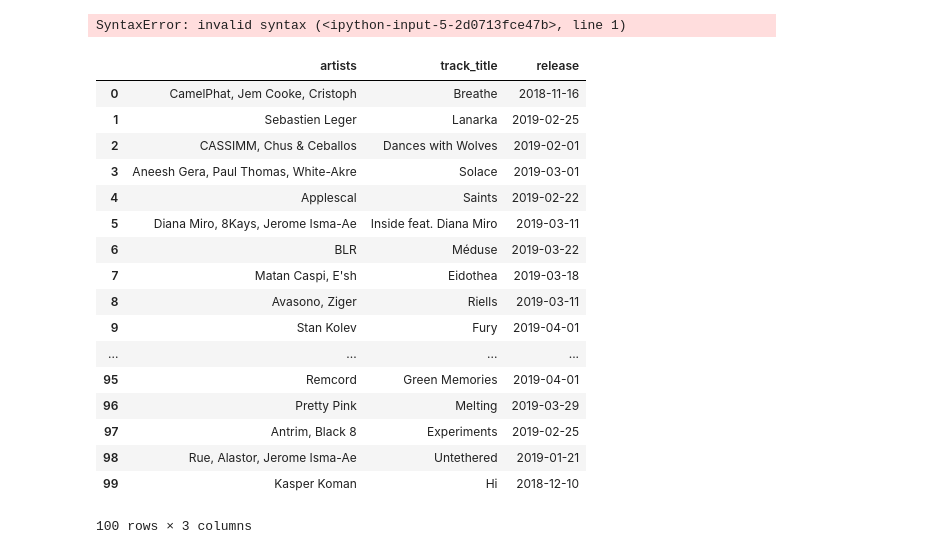
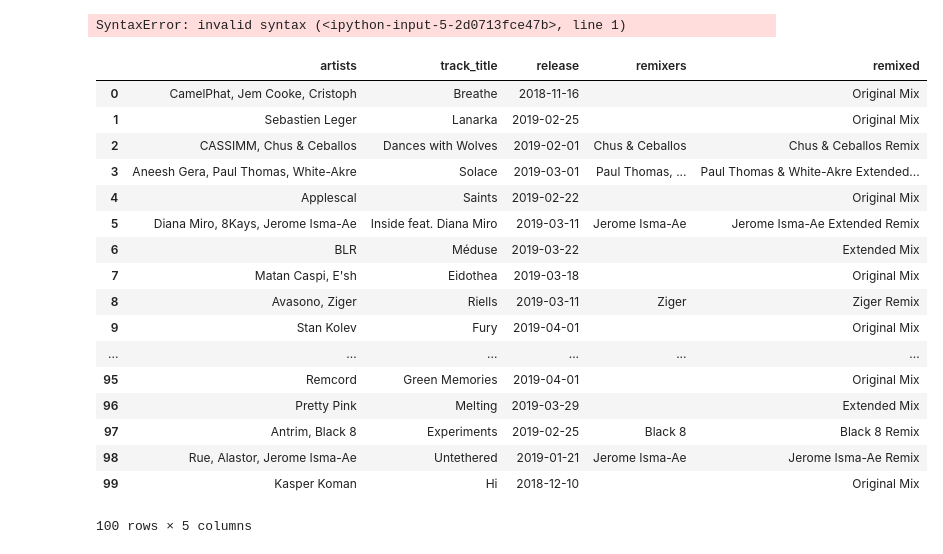
Before and after one commit to jaharmon86/Beatport-Web-Scraper, a Jupyter notebook: csvfiles/Project 2 - Beatport Web Scraping.ipynb, the cells around one changed output. Saved outputs shown, nothing was run; the diff lists cells and outputs as text; code cells hidden in the pictures.

```diff
--- a/csvfiles/Project 2 - Beatport Web Scraping.ipynb
+++ b/csvfiles/Project 2 - Beatport Web Scraping.ipynb
@@ -81,49 +81,55 @@ SyntaxError: invalid syntax (<ipython-input-5-2d0713fce47b>, line 1)
 # %%
 import requests
 from bs4 import BeautifulSoup
 resp = requests.get("https://www.beatport.com/genre/progressive-house/15/top-100")
 soup = BeautifulSoup(resp.text, "html.parser")
 result_rows = []
 import pandas as pd
 lis = soup.find_all("li", {"class": "bucket-item ec-item track"})
 for l in lis[0:]:
     # need all a's with attribute data-artist
     artists = l.find_all('a')
     found_artists = []
     for x in artists:
         if "data-artist" in x.attrs:
             found_artists.append(x.get_text())
     title = l.find('span', {"class": "buk-track-primary-title"}).get_text()
     date = l.find('p', {"class": "buk-track-released"}).get_text()
+    remixers = l.find('p', {"class": "buk-track-remixers"}).get_text().splitlines()
+    remixed = l.find('span', {"class": "buk-track-remixed"}).get_text()
+
     result_rows.append({
         "artists": found_artists,
         "track_title": title,
-        "release": date
+        "release": date,
+        "remixers": remixers,
+        "remixed": remixed
     })
 df = pd.DataFrame.from_records(result_rows)
-df = df[['artists', 'track_title', 'release']]
+df = df[['artists', 'track_title', 'release', 'remixers', 'remixed']]
 #df['artists'] = df['artists'].str.get(0)
 df['artists'] = df['artists'].str.join(', ')
+df['remixers'] = df['remixers'].str.join(' ')
 df
 # %% [output]
-|  | artists | track_title | release |
-| 0 | CamelPhat, Jem Cooke, Cristoph | Breathe | 2018-11-16 |
-| 1 | Sebastien Leger | Lanarka | 2019-02-25 |
-| 2 | CASSIMM, Chus & Ceballos | Dances with Wolves | 2019-02-01 |
-| 3 | Aneesh Gera, Paul Thomas, White-Akre | Solace | 2019-03-01 |
-| 4 | Applescal | Saints | 2019-02-22 |
-| 5 | Diana Miro, 8Kays, Jerome Isma-Ae | Inside feat. Diana Miro | 2019-03-11 |
-| 6 | BLR | Méduse | 2019-03-22 |
-| 7 | Matan Caspi, E'sh | Eidothea | 2019-03-18 |
-| 8 | Avasono, Ziger | Riells | 2019-03-11 |
-| 9 | Stan Kolev | Fury | 2019-04-01 |
-| ... | ... | ... | ... |
-| 95 | Remcord | Green Memories | 2019-04-01 |
-| 96 | Pretty Pink | Melting | 2019-03-29 |
-| 97 | Antrim, Black 8 | Experiments | 2019-02-25 |
-| 98 | Rue, Alastor, Jerome Isma-Ae | Untethered | 2019-01-21 |
-| 99 | Kasper Koman | Hi | 2018-12-10 |
+|  | artists | track_title | release | remixers | remixed |
+| 0 | CamelPhat, Jem Cooke, Cristoph | Breathe | 2018-11-16 |  | Original Mix |
+| 1 | Sebastien Leger | Lanarka | 2019-02-25 |  | Original Mix |
+| 2 | CASSIMM, Chus & Ceballos | Dances with Wolves | 2019-02-01 | Chus & Ceballos | Chus & Ceballos Remix |
+| 3 | Aneesh Gera, Paul Thomas, White-Akre | Solace | 2019-03-01 | Paul Thomas, ... | Paul Thomas & White-Akre Extended... |
+| 4 | Applescal | Saints | 2019-02-22 |  | Original Mix |
+| 5 | Diana Miro, 8Kays, Jerome Isma-Ae | Inside feat. Diana Miro | 2019-03-11 | Jerome Isma-Ae | Jerome Isma-Ae Extended Remix |
+| 6 | BLR | Méduse | 2019-03-22 |  | Extended Mix |
+| 7 | Matan Caspi, E'sh | Eidothea | 2019-03-18 |  | Original Mix |
+| 8 | Avasono, Ziger | Riells | 2019-03-11 | Ziger | Ziger Remix |
+| 9 | Stan Kolev | Fury | 2019-04-01 |  | Original Mix |
+| ... | ... | ... | ... | ... | ... |
+| 95 | Remcord | Green Memories | 2019-04-01 |  | Original Mix |
+| 96 | Pretty Pink | Melting | 2019-03-29 |  | Extended Mix |
+| 97 | Antrim, Black 8 | Experiments | 2019-02-25 | Black 8 | Black 8 Remix |
+| 98 | Rue, Alastor, Jerome Isma-Ae | Untethered | 2019-01-21 | Jerome Isma-Ae | Jerome Isma-Ae Remix |
+| 99 | Kasper Koman | Hi | 2018-12-10 |  | Original Mix |
-100 rows × 3 columns
+100 rows × 5 columns
 # %%
 df.to_csv('4_9_BP.csv')
 # %%
```
Also changed, not shown: 1 other file.
